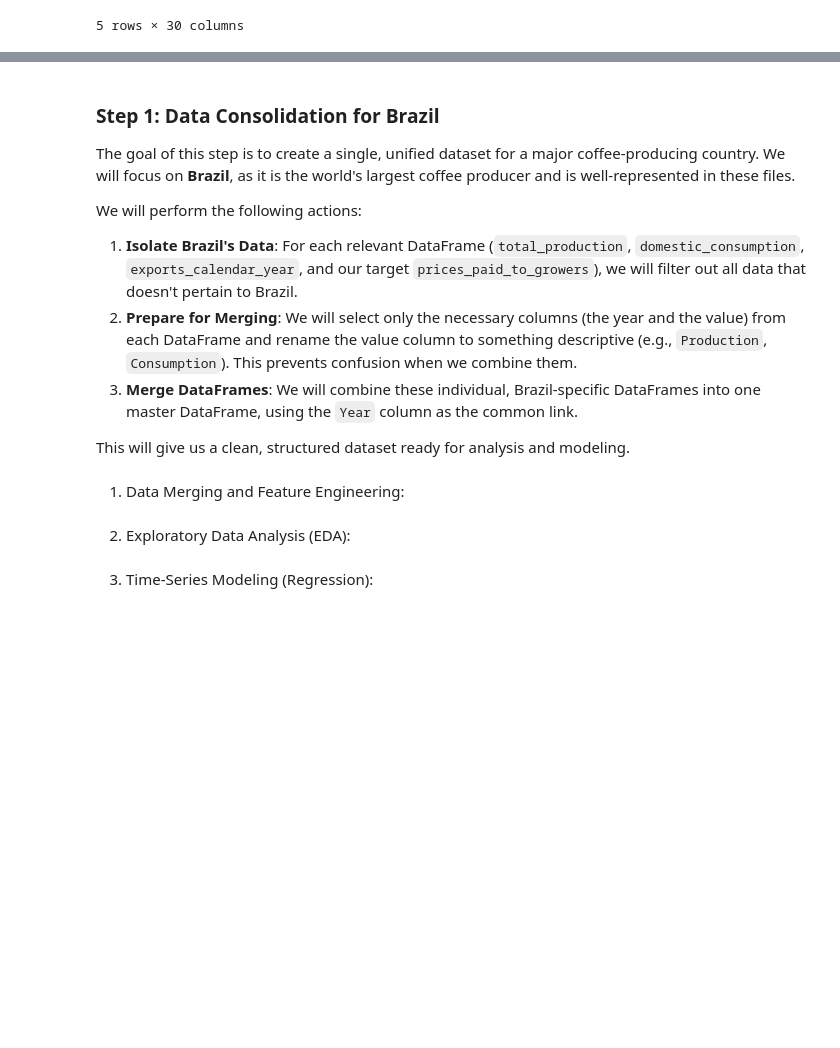
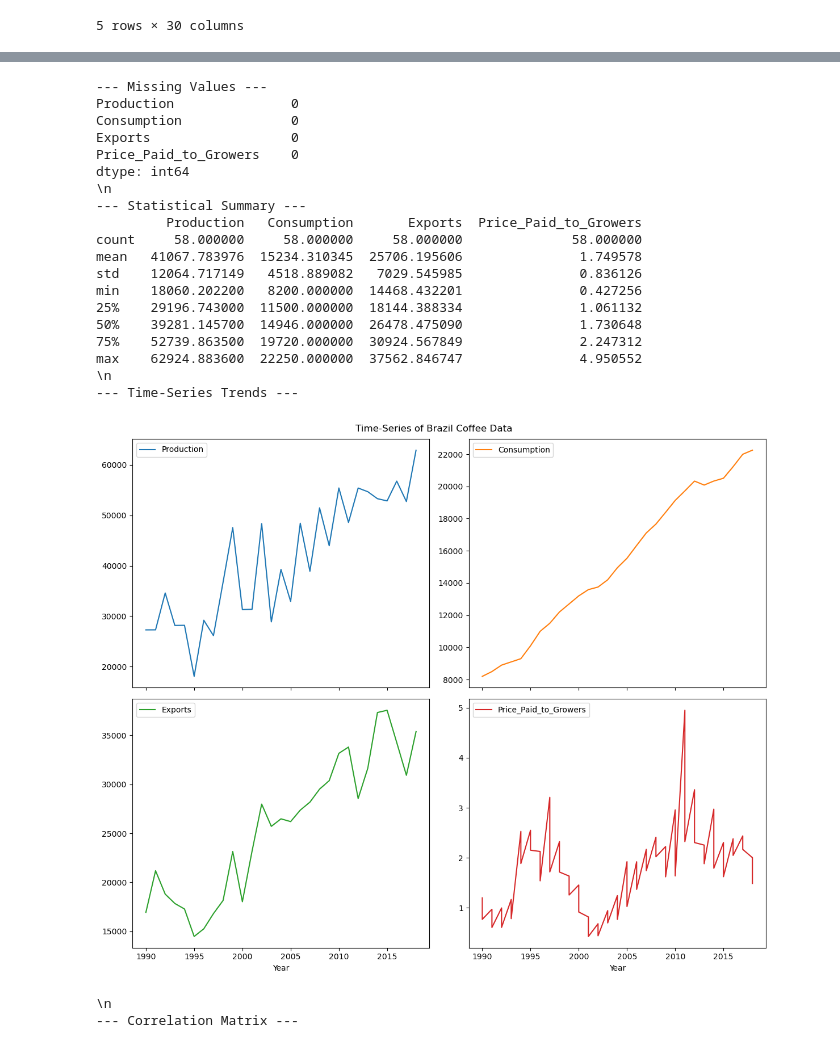
Before and after one commit to clickcafence/DS, a Jupyter notebook: main.ipynb, the cells around one changed output, grey strips where cells are left out. Cells and saved outputs as stored; diff of their text form; code cells hidden in the pictures; blank space fills up the shorter version.

```diff
--- a/main.ipynb
+++ b/main.ipynb
@@ -21,6 +21,7 @@ df_production.head()
 5 rows × 30 columns
 # %%
 import os
+import pandas as pd
 
 # Path to the data directory
 data_dir = 'data/'
@@ -40,9 +41,7 @@ for filename in os.listdir(data_dir):
         # Load the csv file into a dataframe
         dfs[df_name] = pd.read_csv(file_path)
 
-# Print the names of the loaded dataframes and their columns
-for name, df in dfs.items():
-    print(f"--- DataFrame: {name} ---")
-    print(df.columns.tolist())
-    print('\\n')
+# Print the names of the loaded dataframes to confirm they are loaded
+
+print(list(dfs.keys()))
 # %% [output]
@@ -71,11 +112,0 @@ import matplotlib.pyplot as plt
-# %% [markdown]
-### Step 1: Data Consolidation for Brazil
-
-The goal of this step is to create a single, unified dataset for a major coffee-producing country. We will focus on **Brazil**, as it is the world's largest coffee producer and is well-represented in these files.
-
-We will perform the following actions:
-1.  **Isolate Brazil's Data**: For each relevant DataFrame (`total_production`, `domestic_consumption`, `exports_calendar_year`, and our target `prices_paid_to_growers`), we will filter out all data that doesn't pertain to Brazil.
-2.  **Prepare for Merging**: We will select only the necessary columns (the year and the value) from each DataFrame and rename the value column to something descriptive (e.g., `Production`, `Consumption`). This prevents confusion when we combine them.
-3.  **Merge DataFrames**: We will combine these individual, Brazil-specific DataFrames into one master DataFrame, using the `Year` column as the common link.
-
-This will give us a clean, structured dataset ready for analysis and modeling.
@@ -118,6 +113,48 @@ df_brazil.head()
-# %% [markdown]
-1. Data Merging and Feature Engineering:
-# %% [markdown]
-2. Exploratory Data Analysis (EDA):
-# %% [markdown]
-3. Time-Series Modeling (Regression):
+# %%
+# 1. Check for missing values
+print("--- Missing Values ---")
+print(df_brazil.isnull().sum())
+print('\\n')
+
+# 2. Get statistical summary
+print("--- Statistical Summary ---")
+print(df_brazil.describe())
+print('\\n')
+
+# 3. Visualize trends over time
+print("--- Time-Series Trends ---")
+df_brazil.plot(subplots=True, figsize=(12, 10), layout=(2, 2), title='Time-Series of Brazil Coffee Data')
+plt.tight_layout()
+plt.show()
+print('\\n')
+
+# 4. Analyze relationships with a correlation matrix
+print("--- Correlation Matrix ---")
+correlation_matrix = df_brazil.corr()
+plt.figure(figsize=(10, 8))
+sns.heatmap(correlation_matrix, annot=True, cmap='coolwarm', fmt=".2f")
+plt.title('Correlation Matrix of Brazil Coffee Data')
+plt.show()
+# %% [output]
+--- Missing Values ---
+Production               0
+Consumption              0
+Exports                  0
+Price_Paid_to_Growers    0
+dtype: int64
+\n
+--- Statistical Summary ---
+         Production   Consumption       Exports  Price_Paid_to_Growers
+count     58.000000     58.000000     58.000000              58.000000
+mean   41067.783976  15234.310345  25706.195606               1.749578
+std    12064.717149   4518.889082   7029.545985               0.836126
+min    18060.202200   8200.000000  14468.432201               0.427256
+25%    29196.743000  11500.000000  18144.388334               1.061132
+50%    39281.145700  14946.000000  26478.475090               1.730648
+75%    52739.863500  19720.000000  30924.567849               2.247312
+max    62924.883600  22250.000000  37562.846747               4.950552
+\n
+--- Time-Series Trends ---
+[figure, added]
+\n
+--- Correlation Matrix ---
```
Also changed, not shown: parts of 10 cells of this notebook.
